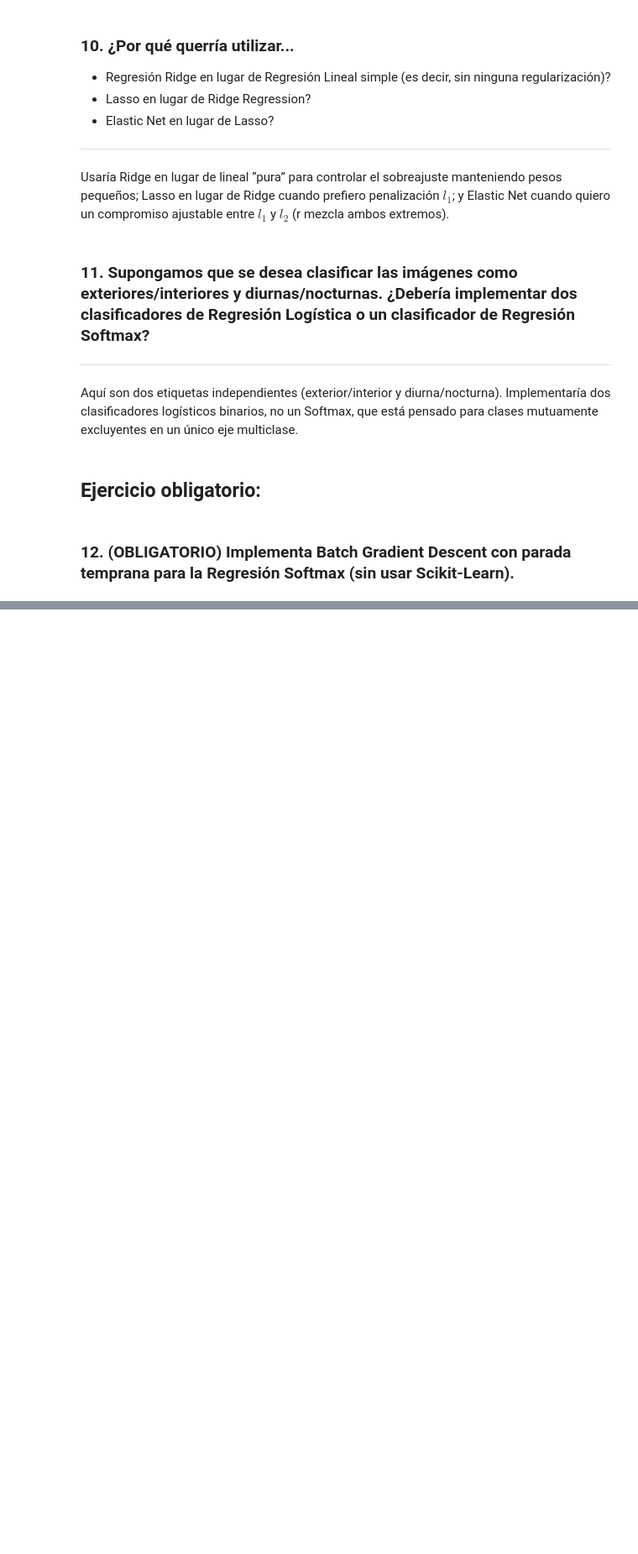
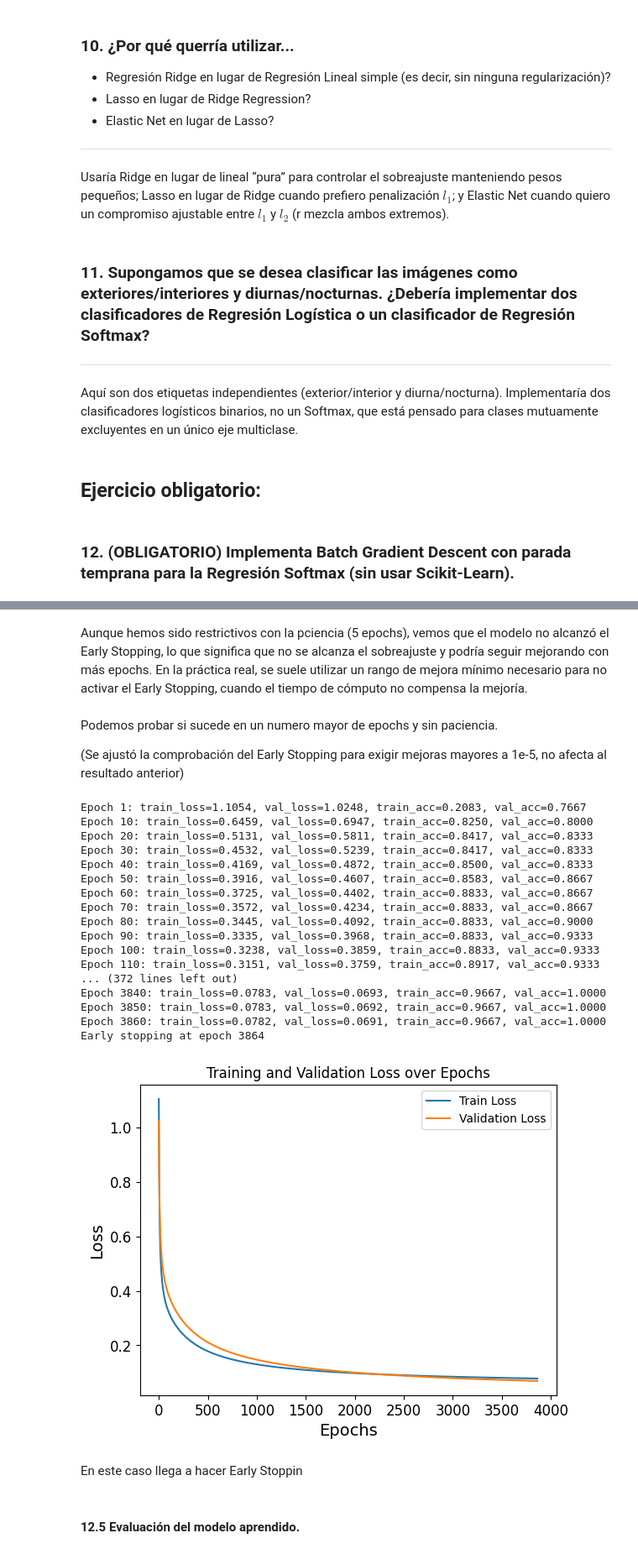
Before and after one commit to hugodidi/muria-machinelearning, a Jupyter notebook: Regression/notebooks/regression_exercises_diazdiazhugo.ipynb, the cells around one changed output, grey strips where cells are left out. Shown at 84% size. Saved outputs shown, nothing was run; the diff lists cells and outputs as text; code cells hidden in the pictures; blank space fills up the shorter version.

```diff
--- a/Regression/notebooks/regression_exercises_diazdiazhugo.ipynb
+++ b/Regression/notebooks/regression_exercises_diazdiazhugo.ipynb
@@ -92,0 +436,45 @@ Aquí son dos etiquetas independientes (exterior/interior y diurna/nocturna). Im
+# %% [markdown]
+Aunque hemos sido restrictivos con la pciencia (5 epochs), vemos que el modelo no alcanzó el Early Stopping, lo que significa que no se alcanza el sobreajuste y podría seguir mejorando con más epochs. En la práctica real, se suele utilizar un rango de mejora mínimo necesario para no activar el Early Stopping, cuando el tiempo de cómputo no compensa la mejoría.
+# %% [markdown]
+Podemos probar si sucede en un numero mayor de epochs y sin paciencia.
+
+(Se ajustó la comprobación del Early Stopping para exigir mejoras mayores a 1e-5, no afecta al resultado anterior)
+# %%
+W2_trained, b2_trained, history2 = train_bgd(
+    X_train, Y_train,
+    X_val, Y_val,
+    lr=0.1,
+    n_epochs=100000,
+    patience=0
+)
+
+plt.plot(history2['train_loss'], label='Train Loss')
+plt.plot(history2['val_loss'], label='Validation Loss')
+plt.legend()
+plt.xlabel('Epochs')
+plt.ylabel('Loss')
+plt.title('Training and Validation Loss over Epochs')
+plt.show()
+# %% [output]
+Epoch 1: train_loss=1.1054, val_loss=1.0248, train_acc=0.2083, val_acc=0.7667
+Epoch 10: train_loss=0.6459, val_loss=0.6947, train_acc=0.8250, val_acc=0.8000
+Epoch 20: train_loss=0.5131, val_loss=0.5811, train_acc=0.8417, val_acc=0.8333
+Epoch 30: train_loss=0.4532, val_loss=0.5239, train_acc=0.8417, val_acc=0.8333
+Epoch 40: train_loss=0.4169, val_loss=0.4872, train_acc=0.8500, val_acc=0.8333
+Epoch 50: train_loss=0.3916, val_loss=0.4607, train_acc=0.8583, val_acc=0.8667
+Epoch 60: train_loss=0.3725, val_loss=0.4402, train_acc=0.8833, val_acc=0.8667
+Epoch 70: train_loss=0.3572, val_loss=0.4234, train_acc=0.8833, val_acc=0.8667
+Epoch 80: train_loss=0.3445, val_loss=0.4092, train_acc=0.8833, val_acc=0.9000
+Epoch 90: train_loss=0.3335, val_loss=0.3968, train_acc=0.8833, val_acc=0.9333
+Epoch 100: train_loss=0.3238, val_loss=0.3859, train_acc=0.8833, val_acc=0.9333
+Epoch 110: train_loss=0.3151, val_loss=0.3759, train_acc=0.8917, val_acc=0.9333
+... (372 lines left out)
+Epoch 3840: train_loss=0.0783, val_loss=0.0693, train_acc=0.9667, val_acc=1.0000
+Epoch 3850: train_loss=0.0783, val_loss=0.0692, train_acc=0.9667, val_acc=1.0000
+Epoch 3860: train_loss=0.0782, val_loss=0.0691, train_acc=0.9667, val_acc=1.0000
+Early stopping at epoch 3864
+[figure, added]
+# %% [markdown]
+En este caso llega a hacer Early Stoppin
+# %% [markdown]
+#### 12.5 Evaluación del modelo aprendido.
```
Also changed, not shown: parts of 32 cells of this notebook, 3 other files.
